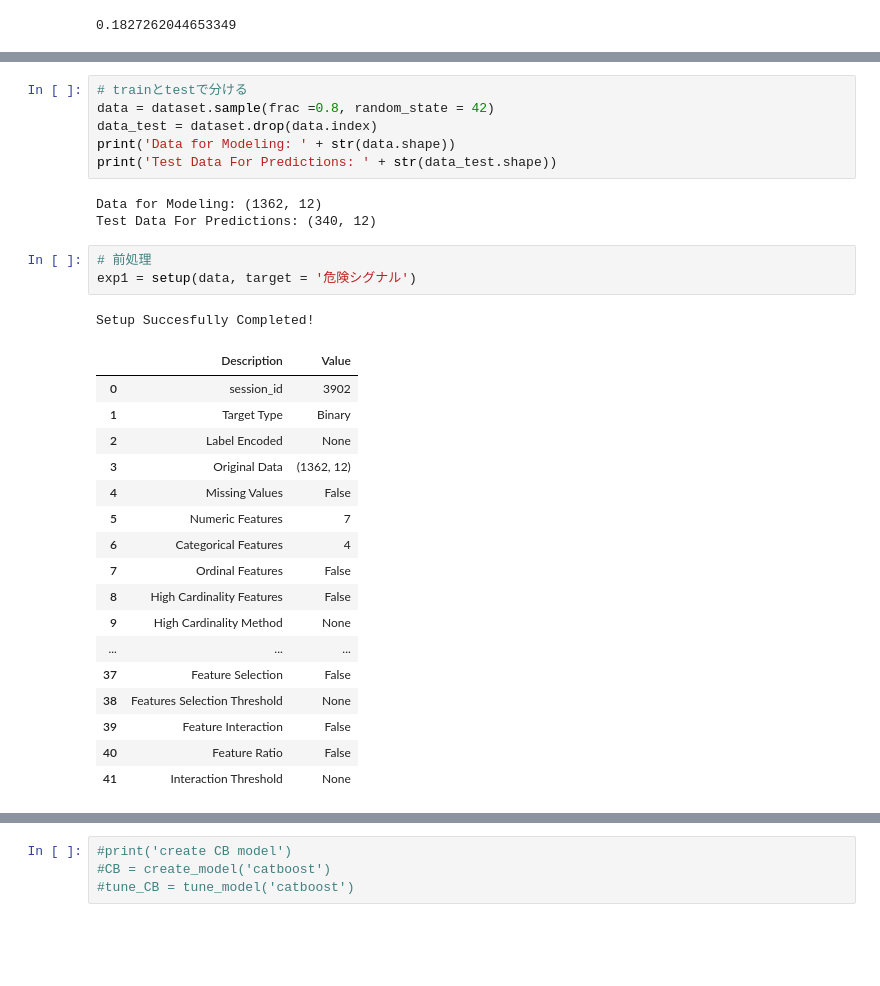
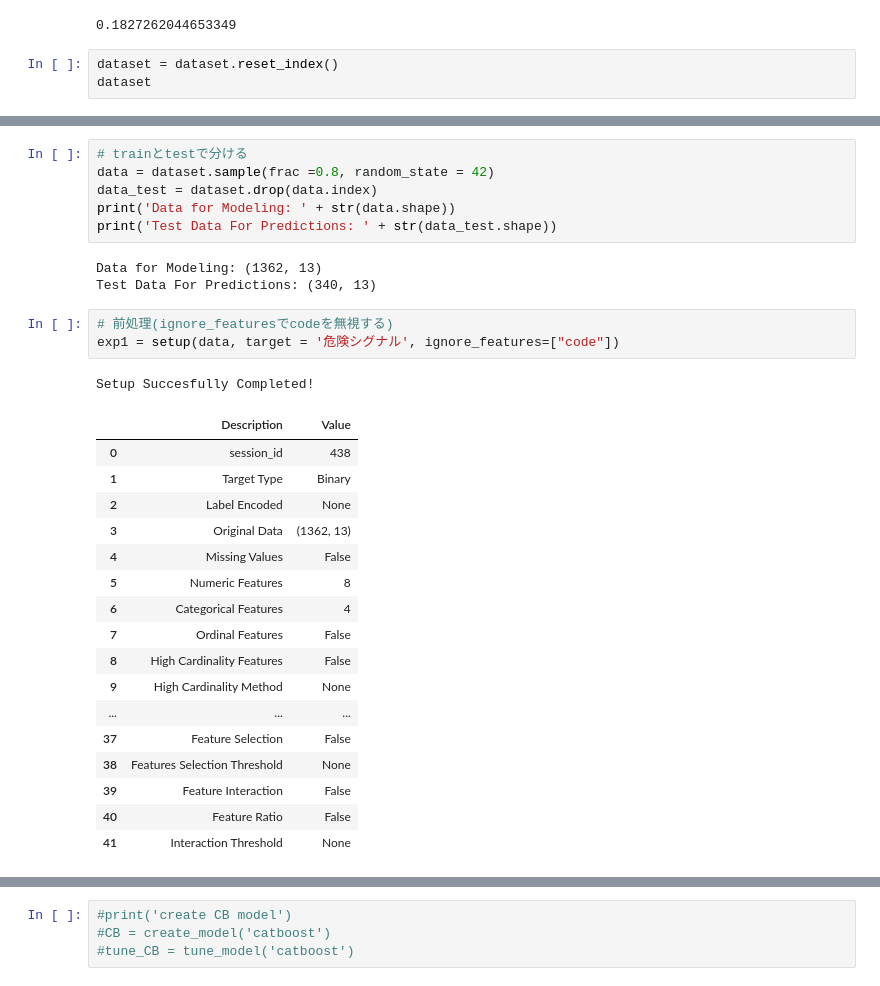
Before and after one commit to FinkeyBlog/IPO_Predict, a Jupyter notebook: IPO_predict_pycaret.ipynb, the cells around one changed output, grey strips where cells are left out. Saved outputs shown, nothing was run; the diff lists cells and outputs as text; blank space fills up the shorter version.

```diff
--- a/IPO_predict_pycaret.ipynb
+++ b/IPO_predict_pycaret.ipynb
@@ -185,3 +187,6 @@ dataset["株数"] = dataset['吸収金額'] / dataset["公募"] * 100000000
 sum(dataset["危険シグナル"])/len(dataset)
 # %% [output]
 0.1827262044653349
+# %%
+dataset = dataset.reset_index()
+dataset
@@ -192,20 +211,20 @@ data_test = dataset.drop(data.index)
 print('Data for Modeling: ' + str(data.shape))
 print('Test Data For Predictions: ' + str(data_test.shape))
 # %% [output]
-Data for Modeling: (1362, 12)
-Test Data For Predictions: (340, 12)
+Data for Modeling: (1362, 13)
+Test Data For Predictions: (340, 13)
 # %%
-# 前処理
-exp1 = setup(data, target = '危険シグナル')
+# 前処理(ignore_featuresでcodeを無視する)
+exp1 = setup(data, target = '危険シグナル', ignore_features=["code"])
 # %% [output]
 Setup Succesfully Completed!
 |  | Description | Value |
-| 0 | session_id | 3902 |
+| 0 | session_id | 438 |
 | 1 | Target Type | Binary |
 | 2 | Label Encoded | None |
-| 3 | Original Data | (1362, 12) |
+| 3 | Original Data | (1362, 13) |
 | 4 | Missing Values | False |
-| 5 | Numeric Features | 7 |
+| 5 | Numeric Features | 8 |
 | 6 | Categorical Features | 4 |
 | 7 | Ordinal Features | False |
 | 8 | High Cardinality Features | False |
```
Also changed, not shown: parts of 10 cells of this notebook, 4 other files.
